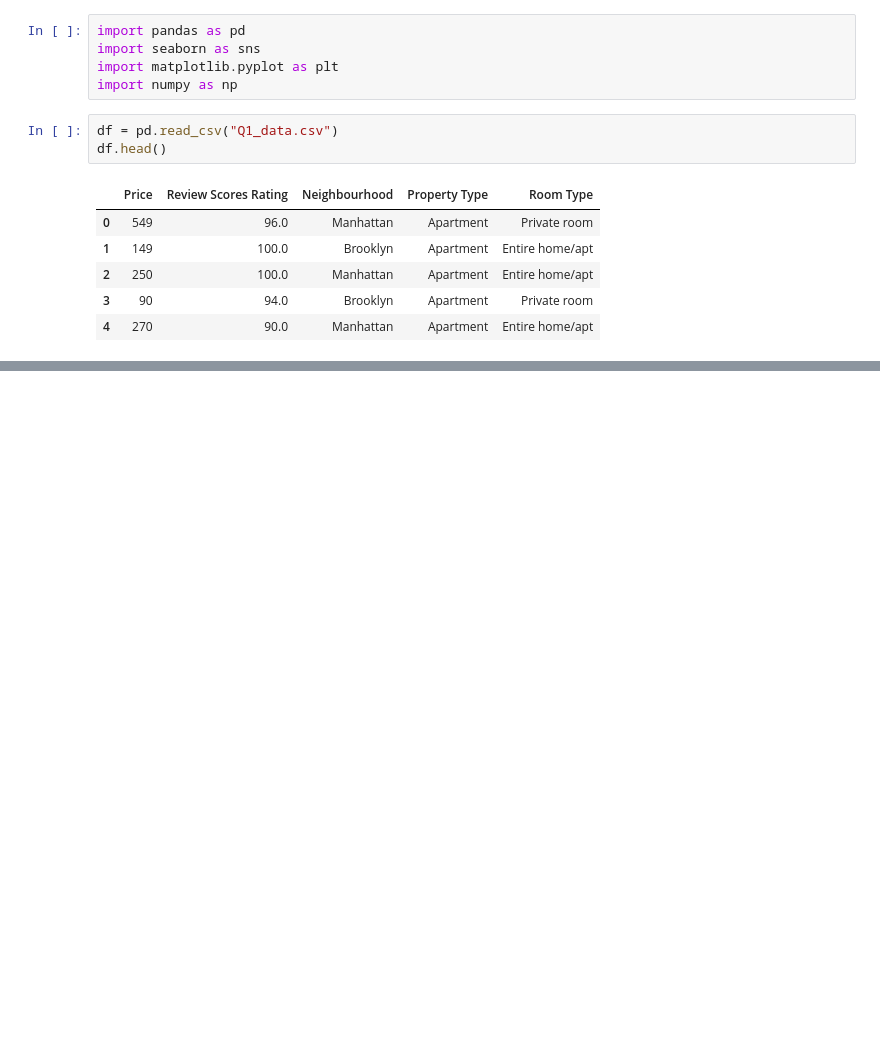
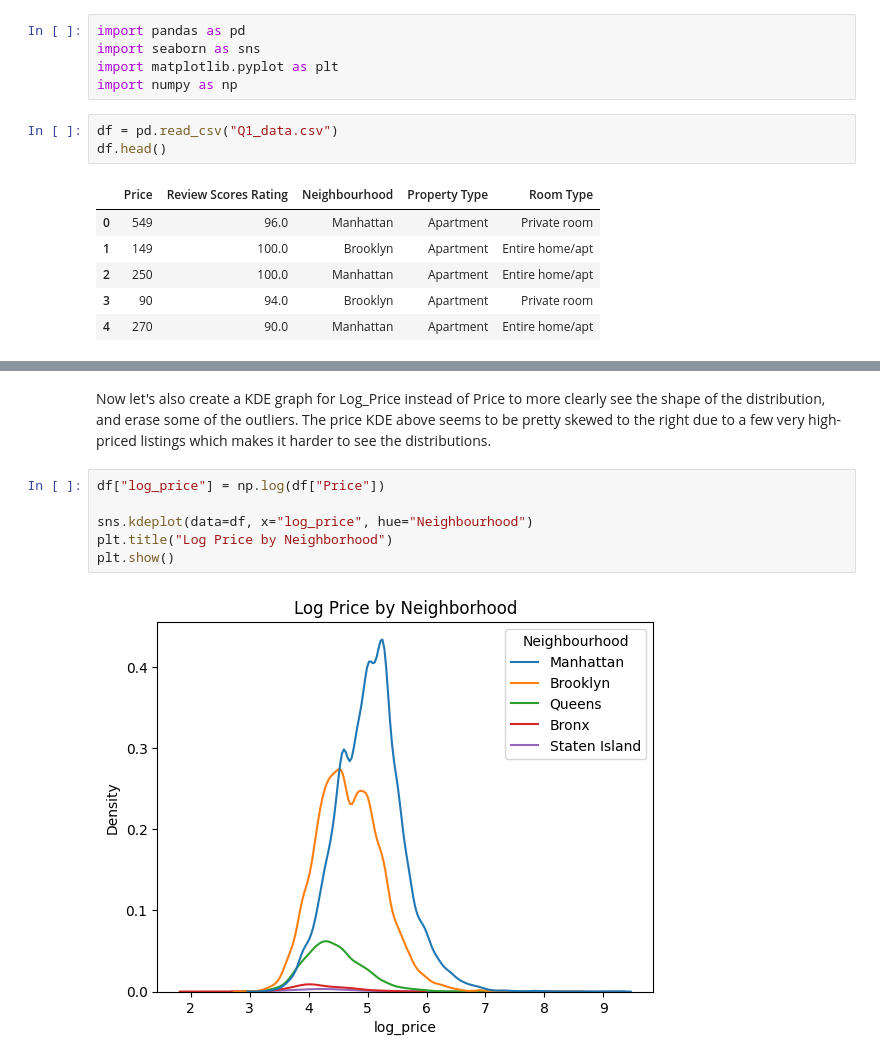
Before and after one commit to kylevogel/week_8, a Jupyter notebook: Lab4.ipynb, the cells around one changed output, grey strips where cells are left out. Cells and saved outputs as stored; diff of their text form; blank space fills up the shorter version.

```diff
--- a/Lab4.ipynb
+++ b/Lab4.ipynb
@@ -47,0 +63,10 @@ KeyError: 'Neighbourhood'
+# %% [markdown]
+Now let's also create a KDE graph for Log_Price instead of Price to more clearly see the shape of the distribution, and erase some of the outliers. The price KDE above seems to be pretty skewed to the right due to a few very high-priced listings which makes it harder to see the distributions.
+# %%
+df["log_price"] = np.log(df["Price"])
+
+sns.kdeplot(data=df, x="log_price", hue="Neighbourhood")
+plt.title("Log Price by Neighborhood")
+plt.show()
+# %% [output]
+[figure, added]
```
Also changed, not shown: parts of 8 cells of this notebook.
